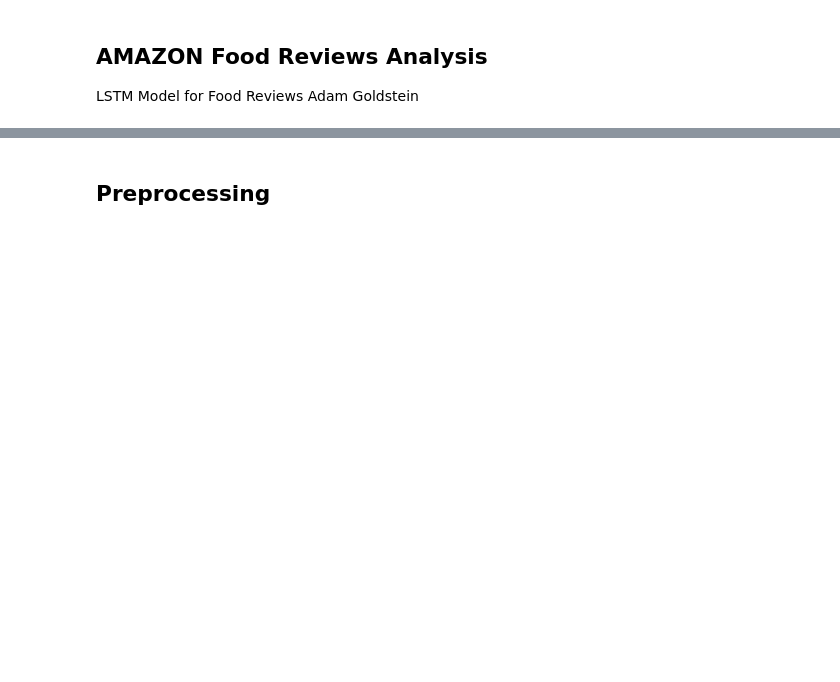
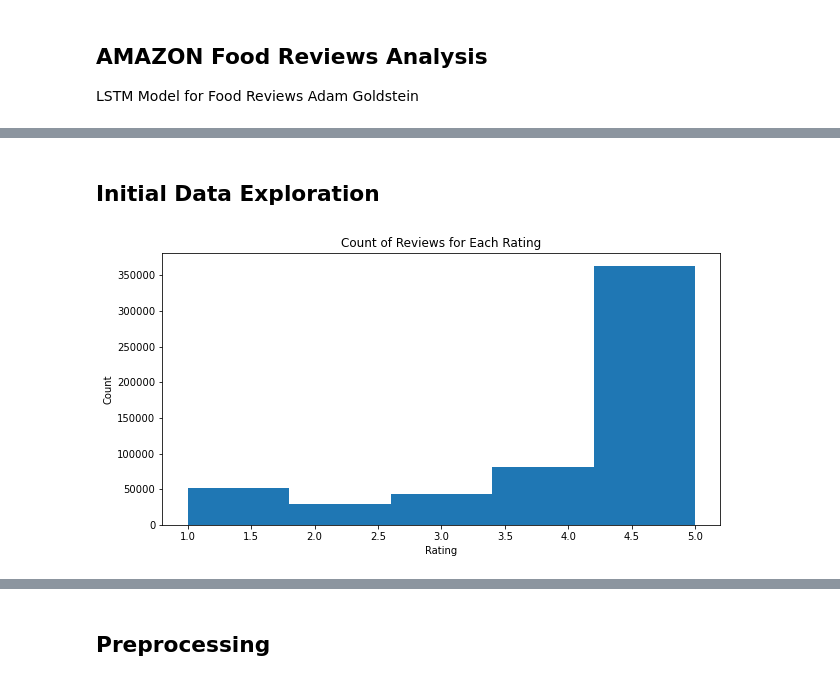
Before and after one commit to adkap2/Amazon-Fine-Foods-Analysis, a Jupyter notebook: lstm.ipynb, the cells around one changed output, grey strips where cells are left out. Saved outputs shown, nothing was run; the diff lists cells and outputs as text; code cells hidden in the pictures; blank space fills up the shorter version.

```diff
--- a/lstm.ipynb
+++ b/lstm.ipynb
@@ -33,3 +33,15 @@ data.head()
 | 2 | 3 | B000LQOCH0 | ABXLMWJIXXAIN | Natalia Corres "Natalia Corres" | 1 | 1 | 4 | ... |
 | 3 | 4 | B000UA0QIQ | A395BORC6FGVXV | Karl | 3 | 3 | 2 | ... |
 | 4 | 5 | B006K2ZZ7K | A1UQRSCLF8GW1T | Michael D. Bigham "M. Wassir" | 0 | 0 | 5 | ... |
+# %% [markdown]
+## Initial Data Exploration
+# %%
+## Plot count of reviews for each rating
+plt.figure(figsize=(10,5))
+plt.hist(data['Score'], bins=5)
+plt.title('Count of Reviews for Each Rating')
+plt.xlabel('Rating')
+plt.ylabel('Count')
+plt.show()
+# %% [output]
+[figure, added]
```
Also changed, not shown: parts of 27 cells of this notebook.
